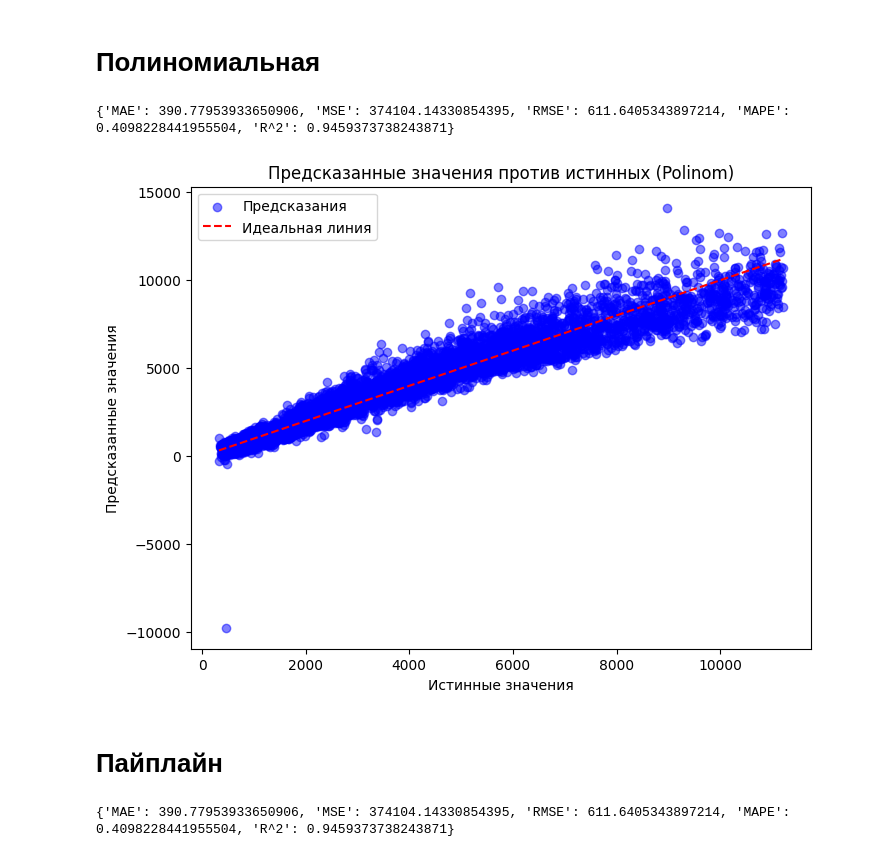
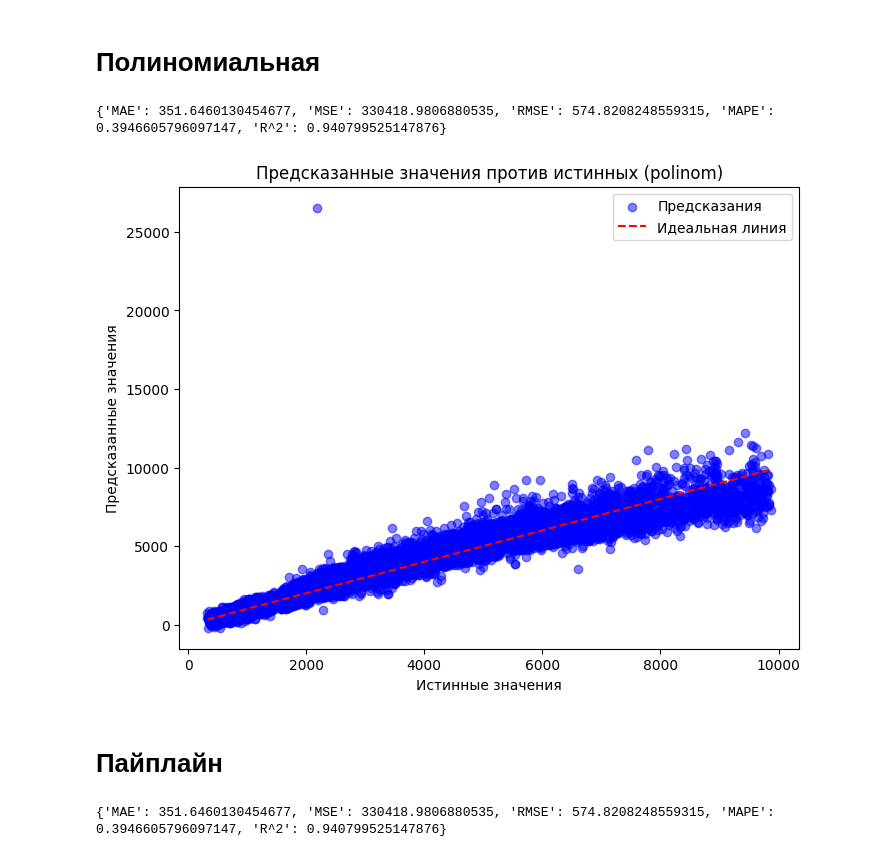
Before and after one commit to TimeFixer/OMGTUSem4, a Jupyter notebook: ML/!1_reg.ipynb, the cells around one changed output. Cells and saved outputs as stored; diff of their text form; code cells hidden in the pictures.

```diff
--- a/ML/!1_reg.ipynb
+++ b/ML/!1_reg.ipynb
@@ -33,11 +34,11 @@ def add_err_to_dataframe(dataframe, model_name, dict_errors):
 # Линейная регрессия
 # %%
 # Разделение на признаки и целевую переменную
-y = data["price"]
-X = data.drop(["price"], axis=1)
+y = data['price']
+X = data.drop(['price'], axis=1)
 
 # Разделение на обучающую и тестовую выборки
-X_train, X_test, y_train, y_test = train_test_split(X, y, test_size=0.2, random_state=42)
+X_train, X_test, y_train, y_test = train_test_split(X, y, test_size=0.3, random_state=42)
 
 # Обучение модели
 lr = LinearRegression().fit(X_train, y_train)
@@ -375,7 +413,7 @@ plt.show()
 # %% [markdown]
 # Полиномиальная
 # %%
-poly = PolynomialFeatures(degree=2)  # degree=2 означает квадратичные признаки
+poly = PolynomialFeatures(degree=2)  # degree означает квадратичные признаки
 X_train_poly = poly.fit_transform(X_train)
 X_test_poly = poly.transform(X_test)
 
@@ -390,25 +428,25 @@ this_dict_errors = dict_errors(y_pred_poly, y_test)
 add_err_to_dataframe(table_all_metrics, 'Polinom', this_dict_errors)
 print(this_dict_errors)
 # %% [output]
-{'MAE': 390.77953933650906, 'MSE': 374104.14330854395, 'RMSE': 611.6405343897214, 'MAPE': 0.4098228441955504, 'R^2': 0.9459373738243871}
+{'MAE': 351.6460130454677, 'MSE': 330418.9806880535, 'RMSE': 574.8208248559315, 'MAPE': 0.3946605796097147, 'R^2': 0.940799525147876}
 # %%
 plt.figure(figsize=(8, 6))
 plt.scatter(y_test, y_pred_poly, alpha=0.5, color='blue', label='Предсказания')
 plt.plot([min(y_test), max(y_test)], [min(y_test), max(y_test)], color='red', linestyle='--', label='Идеальная линия')
-plt.xlabel("Истинные значения")
-plt.ylabel("Предсказанные значения")
-plt.title("Предсказанные значения против истинных (Polinom)")
+plt.xlabel('Истинные значения')
+plt.ylabel('Предсказанные значения')
+plt.title('Предсказанные значения против истинных (polinom)')
 plt.legend()
 plt.show()
 # %% [output]
-[figure, old version]
+[figure, new version]
 # %% [markdown]
 # Пайплайн
 # %%
 # Создание пайплайна
 pipeline = Pipeline([
-    ('poly_features', PolynomialFeatures(degree=2)),  # Полиномиальные признаки степени 2
-    ('linear_regression', LinearRegression())                            # Линейная регрессия
+    ('poly_features', PolynomialFeatures(degree=2)),
+    ('linear_regression', LinearRegression())
 ])
 
 # Обучение пайплайна
@@ -421,7 +459,7 @@ this_dict_errors = dict_errors(y_pred_pipeline, y_test)
 add_err_to_dataframe(table_all_metrics, 'Pipeline', this_dict_errors)
 print(this_dict_errors)
 # %% [output]
-{'MAE': 390.77953933650906, 'MSE': 374104.14330854395, 'RMSE': 611.6405343897214, 'MAPE': 0.4098228441955504, 'R^2': 0.9459373738243871}
+{'MAE': 351.6460130454677, 'MSE': 330418.9806880535, 'RMSE': 574.8208248559315, 'MAPE': 0.3946605796097147, 'R^2': 0.940799525147876}
 # %%
 plt.figure(figsize=(8, 6))
 plt.scatter(y_test, y_pred_pipeline, alpha=0.5, color='blue', label='Предсказания')
```
Also changed, not shown: parts of 32 cells of this notebook, 13 other files.
